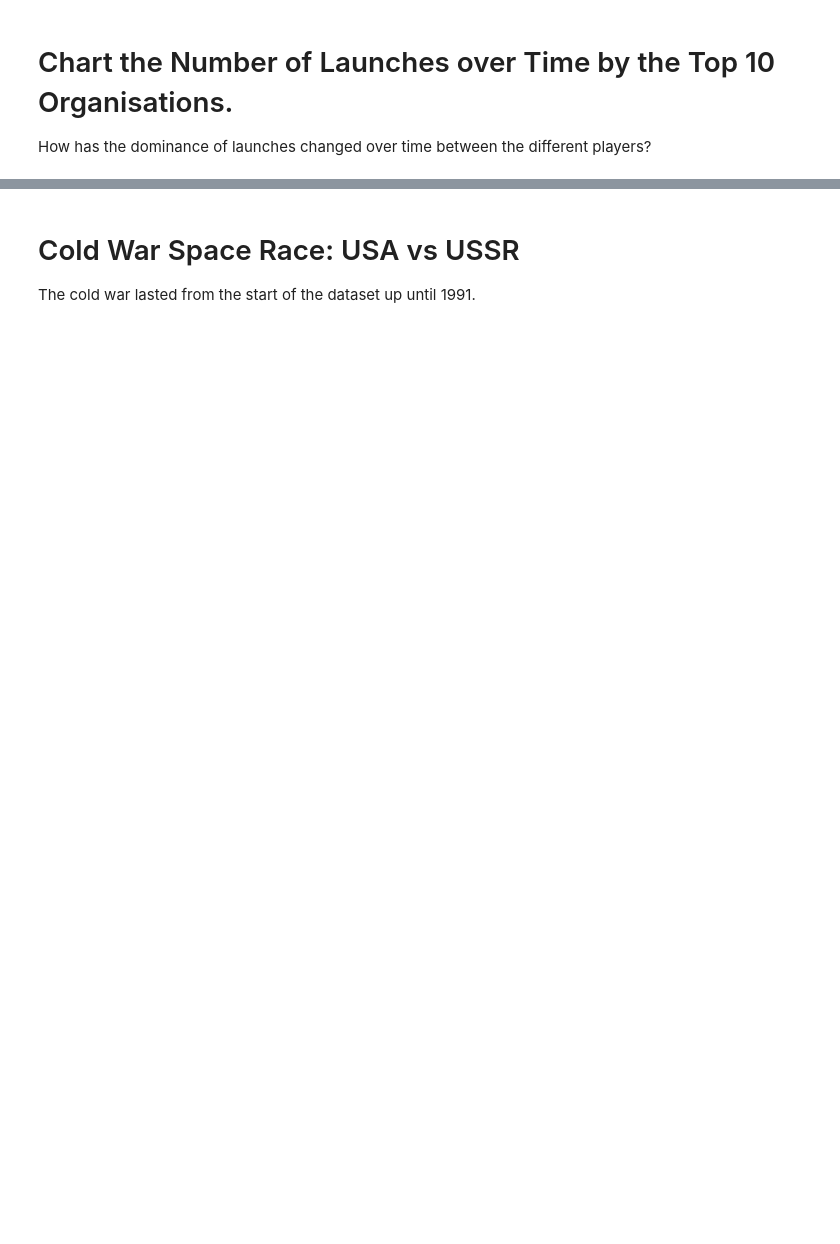
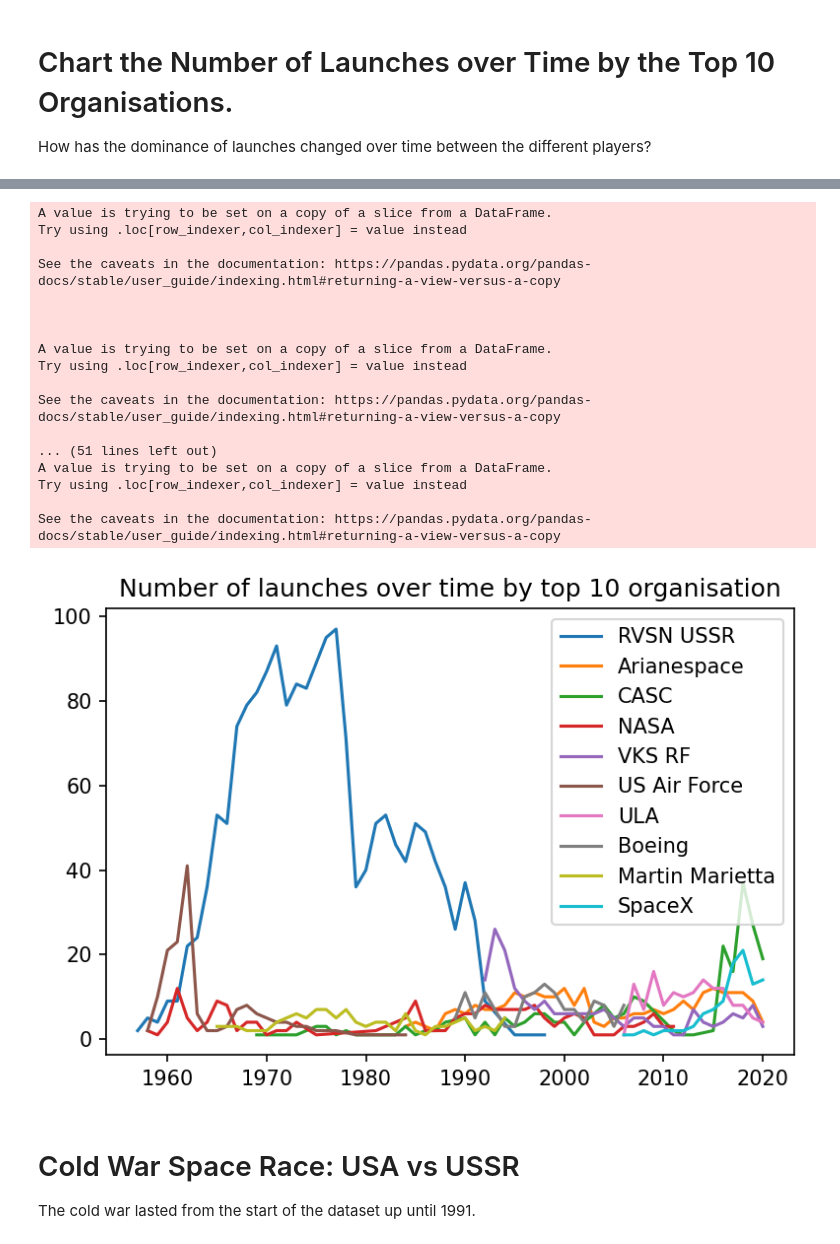
Before and after one commit to nkp1111/python-projects, a Jupyter notebook: 18.analyse_and_visualise_the_space_race/Space_Missions_Analysis_(start).ipynb, the cells around one changed output, grey strips where cells are left out. Cells and saved outputs as stored; diff of their text form; code cells hidden in the pictures; blank space fills up the shorter version.

```diff
--- a/18.analyse_and_visualise_the_space_race/Space_Missions_Analysis_(start).ipynb
+++ b/18.analyse_and_visualise_the_space_race/Space_Missions_Analysis_(start).ipynb
@@ -760,0 +868,3 @@ How has the dominance of launches changed over time between the different player
+# %%
+most_launch = amount_per_launch.sort_values("Number_of_launch", ascending=False)
+most_launch.head(10)
@@ -761,3 +884,42 @@ How has the dominance of launches changed over time between the different player
+# %%
+plt.figure(figsize=(6, 4), dpi=150)
+
+labels = []
+
+ax = plt.gca()
+
+for org in most_launch[:10].index:
+    temp_df = clean_df[clean_df.Organisation == org]
+    temp_df.Date = temp_df.Date.dt.year
+    temp_df = temp_df.groupby(["Date"], as_index=False).agg({"Detail": pd.Series.count})
+    line = ax.plot(
+        temp_df.Date,
+        temp_df.Detail
+    )
+    labels.append(org)
+
+plt.legend(labels)
+plt.title("Number of launches over time by top 10 organisation")
+plt.show()
+# %% [output]
+A value is trying to be set on a copy of a slice from a DataFrame.
+Try using .loc[row_indexer,col_indexer] = value instead
+
+See the caveats in the documentation: https://pandas.pydata.org/pandas-docs/stable/user_guide/indexing.html#returning-a-view-versus-a-copy
+
+
+
+A value is trying to be set on a copy of a slice from a DataFrame.
+Try using .loc[row_indexer,col_indexer] = value instead
+
+See the caveats in the documentation: https://pandas.pydata.org/pandas-docs/stable/user_guide/indexing.html#returning-a-view-versus-a-copy
+
+... (51 lines left out)
+A value is trying to be set on a copy of a slice from a DataFrame.
+Try using .loc[row_indexer,col_indexer] = value instead
+
+See the caveats in the documentation: https://pandas.pydata.org/pandas-docs/stable/user_guide/indexing.html#returning-a-view-versus-a-copy
+[figure, added]
 # %% [markdown]
 # Cold War Space Race: USA vs USSR
 
```
Also changed, not shown: parts of 19 cells of this notebook.
